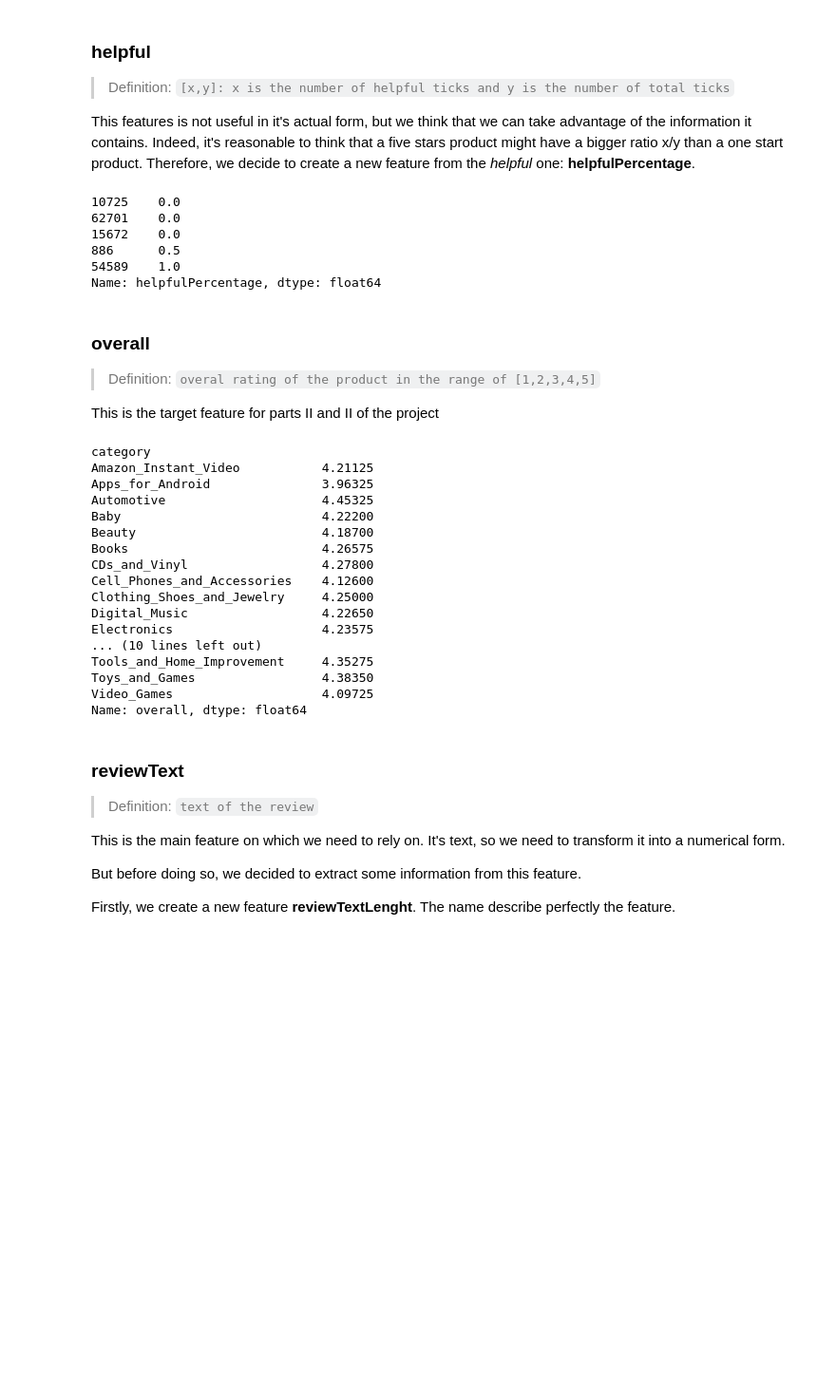
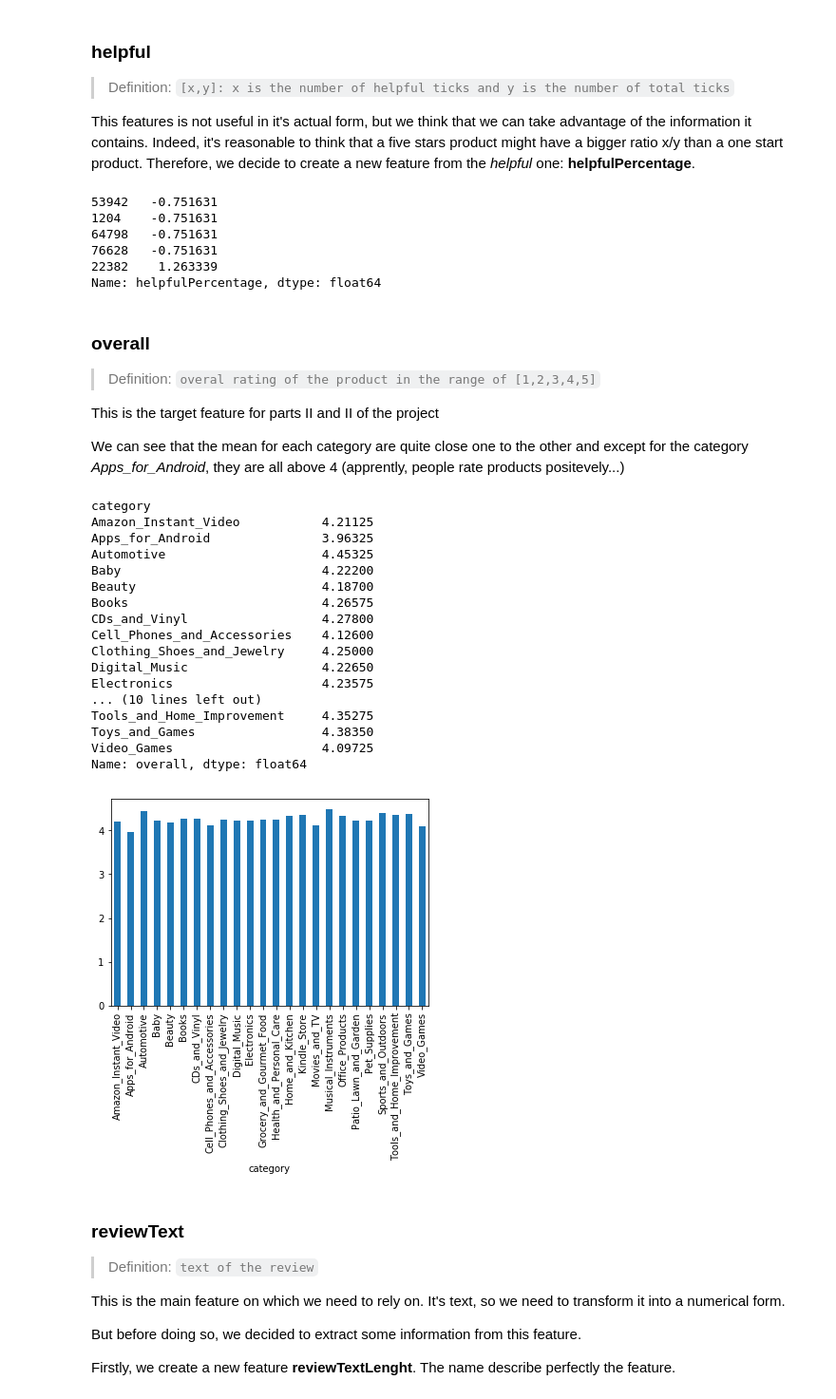
Before and after one commit to robich/dsfb, a Jupyter notebook: dsfb_project.ipynb, the cells around one changed output. Shown at 95% size. Saved outputs shown, nothing was run; the diff lists cells and outputs as text; code cells hidden in the pictures; blank space fills up the shorter version.

```diff
--- a/dsfb_project.ipynb
+++ b/dsfb_project.ipynb
@@ -127,45 +131,62 @@ plt.show()
 
 This features is not useful in it's actual form, but we think that we can take advantage of the information it contains. Indeed, it's reasonable to think that a five stars product might have a bigger ratio x/y than a one start product. Therefore, we decide to create a new feature from the *helpful* one: **helpfulPercentage**.
 # %%
+from ast import literal_eval
+from sklearn.preprocessing import StandardScaler
+
 # Compute the new feature 'helpfulPercentage'
-df1["helpfulPercentage"] = df1.helpful.apply(lambda x: x[0]/x[1] if x[1] != 0 else 0)
+def createHelpfulPercentage(df):
+    # First, check if the column 'helpful' is a list or not. If not, convert it.
+    if not isinstance(df.helpful[0], list):
+        df.helpful = df.helpful.apply(literal_eval)
+    df["helpfulPercentage"] = df.helpful.apply(lambda x: x[0]/x[1] if x[1] != 0 else 0)
+
+createHelpfulPercentage(df1)
+scalerHelpful = StandardScaler()
+df1.helpfulPercentage = scalerHelpful.fit_transform(df1.helpfulPercentage.values.reshape(-1,1))
 
 # Remove the 'old' one
 df1 = df1.drop(["helpful"], axis=1)
 
 df1.helpfulPercentage.sample(5)
 # %% [output]
-10725    0.0
-62701    0.0
-15672    0.0
-886      0.5
-54589    1.0
+53942   -0.751631
+1204    -0.751631
+64798   -0.751631
+76628   -0.751631
+22382    1.263339
 Name: helpfulPercentage, dtype: float64
 # %% [markdown]
 ### overall
 > Definition: `overal rating of the product in the range of [1,2,3,4,5]`
 
 This is the target feature for parts II and II of the project
+
+We can see that the mean for each category are quite close one to the other and except for the category *Apps_for_Android*, they are all above 4 (apprently, people rate products positevely...)
-# %%
-df1.groupby("category")["overall"].mean()
-# %% [output]
-category
-Amazon_Instant_Video           4.21125
-Apps_for_Android               3.96325
-Automotive                     4.45325
-Baby                           4.22200
-Beauty                         4.18700
-Books                          4.26575
-CDs_and_Vinyl                  4.27800
-Cell_Phones_and_Accessories    4.12600
-Clothing_Shoes_and_Jewelry     4.25000
-Digital_Music                  4.22650
-Electronics                    4.23575
-... (10 lines left out)
-Tools_and_Home_Improvement     4.35275
-Toys_and_Games                 4.38350
-Video_Games                    4.09725
-Name: overall, dtype: float64
+# %%
+print(df1.groupby("category")["overall"].mean())
+
+df1.groupby("category")["overall"].mean().plot(kind='bar')
+plt.show()
+# %% [output]
+category
+Amazon_Instant_Video           4.21125
+Apps_for_Android               3.96325
+Automotive                     4.45325
+Baby                           4.22200
+Beauty                         4.18700
+Books                          4.26575
+CDs_and_Vinyl                  4.27800
+Cell_Phones_and_Accessories    4.12600
+Clothing_Shoes_and_Jewelry     4.25000
+Digital_Music                  4.22650
+Electronics                    4.23575
+... (10 lines left out)
+Tools_and_Home_Improvement     4.35275
+Toys_and_Games                 4.38350
+Video_Games                    4.09725
+Name: overall, dtype: float64
+[figure, added]
 # %% [markdown]
 ### reviewText
 > Definition: `text of the review`
```
Also changed, not shown: parts of 165 cells of this notebook, 5 other files.
